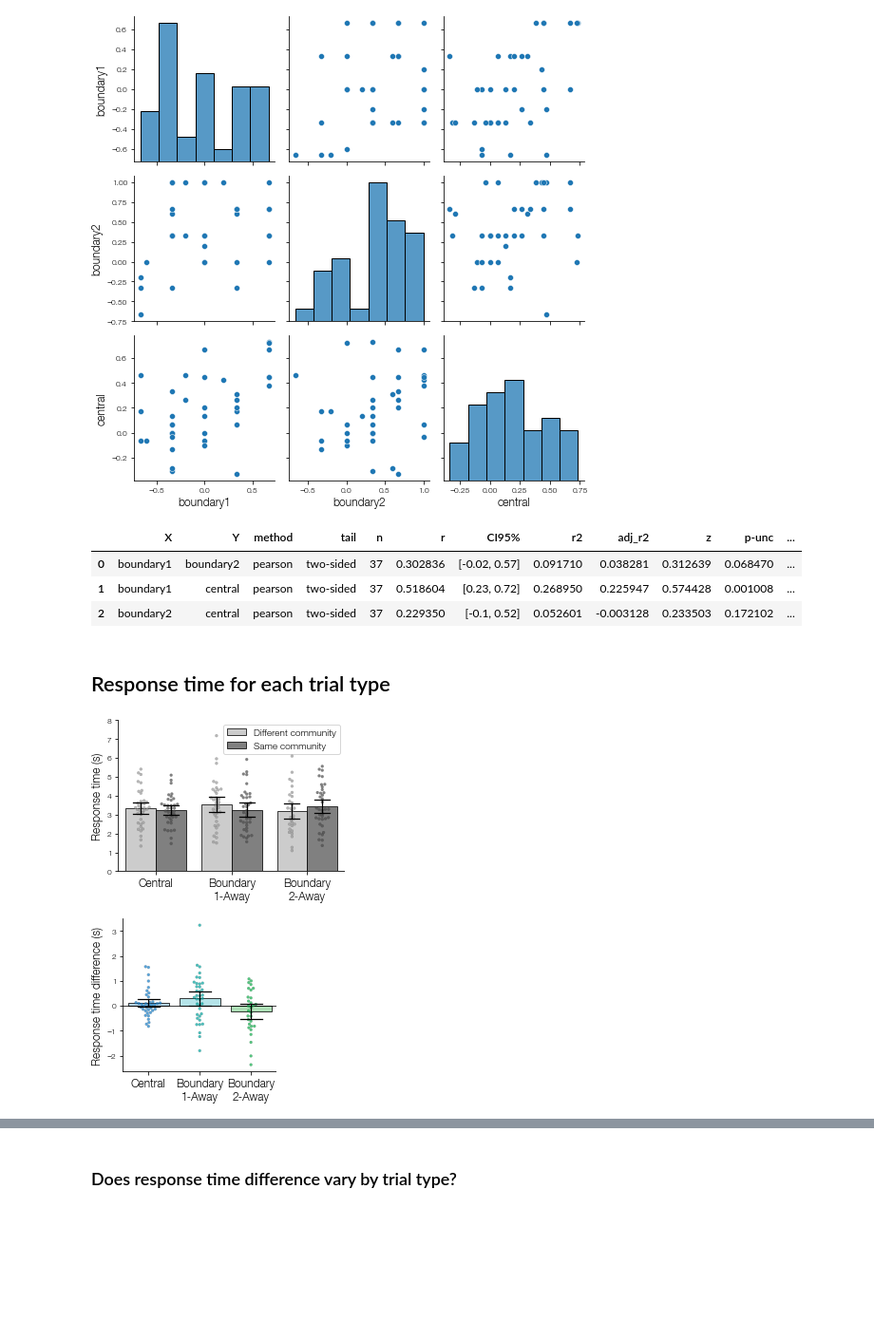
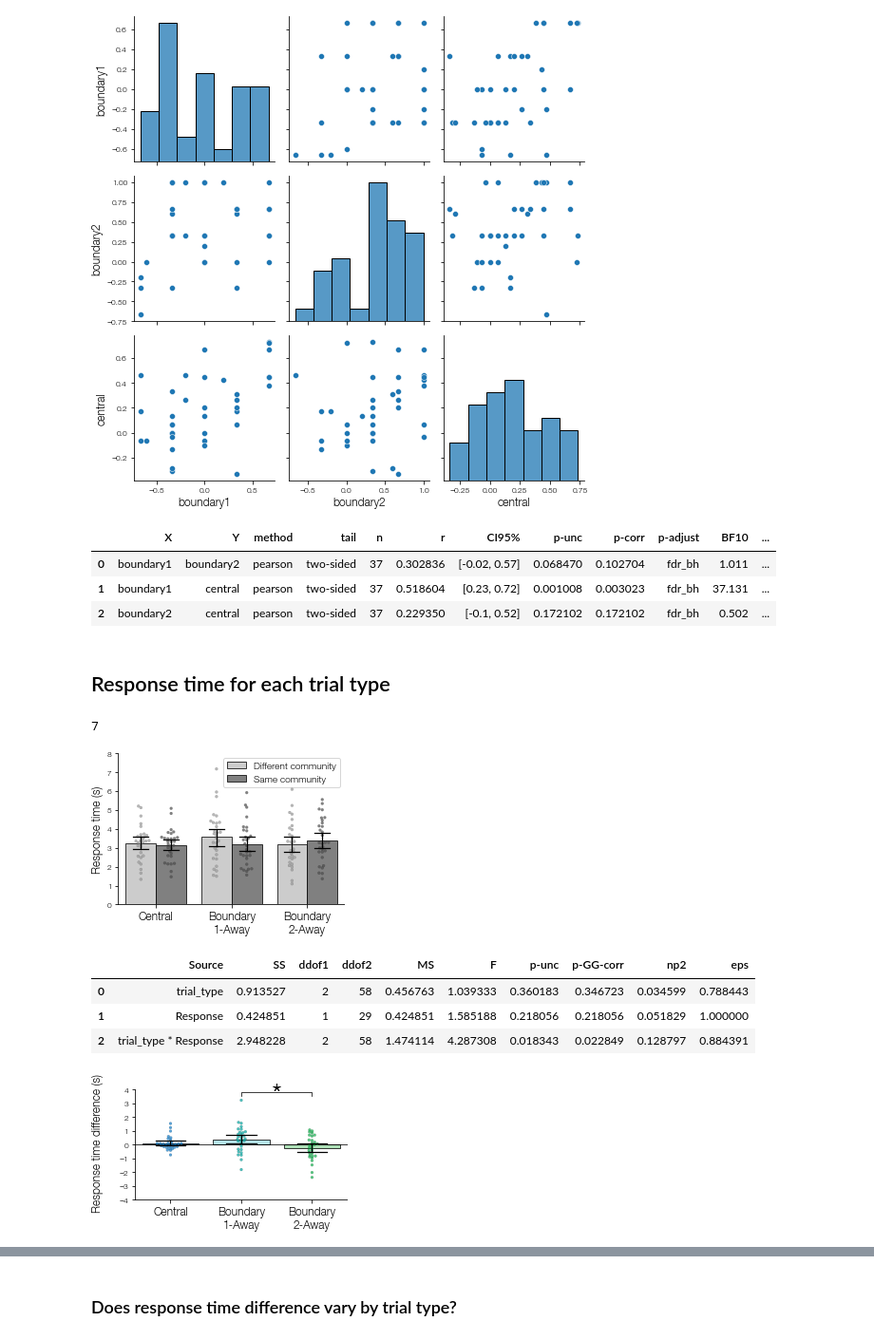
Before and after one commit to prestonlab/tesser, a Jupyter notebook: jupyter/plot_induct.ipynb, the cells around one changed output, grey strips where cells are left out. Shown at 95% size. Saved outputs shown, nothing was run; the diff lists cells and outputs as text; code cells hidden in the pictures; blank space fills up the shorter version.

Commit message:
feat: additional analysis of induction response time

```diff
--- a/jupyter/plot_induct.ipynb
+++ b/jupyter/plot_induct.ipynb
@@ -101,16 +102,27 @@ sns.pairplot(mat);
 # %% [output]
 [figure]
 # %%
-pg.pairwise_corr(mat)
+pg.pairwise_corr(mat, padjust='fdr_bh')
 # %% [output]
-|  | X | Y | method | tail | n | r | CI95% | r2 | adj_r2 | z | p-unc | ... |
-| 0 | boundary1 | boundary2 | pearson | two-sided | 37 | 0.302836 | [-0.02, 0.57] | 0.091710 | 0.038281 | 0.312639 | 0.068470 | ... |
-| 1 | boundary1 | central | pearson | two-sided | 37 | 0.518604 | [0.23, 0.72] | 0.268950 | 0.225947 | 0.574428 | 0.001008 | ... |
-| 2 | boundary2 | central | pearson | two-sided | 37 | 0.229350 | [-0.1, 0.52] | 0.052601 | -0.003128 | 0.233503 | 0.172102 | ... |
+|  | X | Y | method | tail | n | r | CI95% | p-unc | p-corr | p-adjust | BF10 | ... |
+| 0 | boundary1 | boundary2 | pearson | two-sided | 37 | 0.302836 | [-0.02, 0.57] | 0.068470 | 0.102704 | fdr_bh | 1.011 | ... |
+| 1 | boundary1 | central | pearson | two-sided | 37 | 0.518604 | [0.23, 0.72] | 0.001008 | 0.003023 | fdr_bh | 37.131 | ... |
+| 2 | boundary2 | central | pearson | two-sided | 37 | 0.229350 | [-0.1, 0.52] | 0.172102 | 0.172102 | fdr_bh | 0.502 | ... |
 # %% [markdown]
 ## Response time for each trial type
+# %%
+exclude = (
+    induct.groupby(['correct', 'trial_type', 'subject'])['response_time']
+    .count()
+    .unstack(['correct', 'trial_type']) == 0
+).any(1)
+exclude_subjects = exclude.index[exclude.to_numpy()].to_numpy()
+induct_include = induct.loc[~induct['subject'].isin(exclude_subjects)]
+exclude.sum()
+# %% [output]
+7
 # %%
-rt = induct.groupby(['trial_type', 'correct', 'subject'])['response_time'].mean()
+rt = induct_include.groupby(['trial_type', 'correct', 'subject'])['response_time'].mean()
 rt = rt.reset_index()
 dark = [(.6, .6, .6), (.3, .3, .3)]
 light = [(.8, .8, .8), (.5, .5, .5)]
@@ -134,25 +146,44 @@ ax.set(
 );
 fig.savefig(os.path.join(fig_dir, 'temporal_bias_rt.pdf'))
 # %% [output]
-[figure, old version]
+[figure, new version]
+# %%
+pg.rm_anova(
+    data=rt,
+    dv='response_time',
+    subject='subject',
+    within=['trial_type', 'Response']
+)
+# %% [output]
+|  | Source | SS | ddof1 | ddof2 | MS | F | p-unc | p-GG-corr | np2 | eps |
+| 0 | trial_type | 0.913527 | 2 | 58 | 0.456763 | 1.039333 | 0.360183 | 0.346723 | 0.034599 | 0.788443 |
+| 1 | Response | 0.424851 | 1 | 29 | 0.424851 | 1.585188 | 0.218056 | 0.218056 | 0.051829 | 1.000000 |
+| 2 | trial_type * Response | 2.948228 | 2 | 58 | 1.474114 | 4.287308 | 0.018343 | 0.022849 | 0.128797 | 0.884391 |
 # %%
-mrt = induct.groupby(['correct', 'trial_type', 'subject'])['response_time'].mean()
+mrt = induct_include.groupby(['correct', 'trial_type', 'subject'])['response_time'].mean()
 diff = (mrt.loc[0] - mrt.loc[1]).reset_index()
 
-fig, ax = plt.subplots(figsize=(3, 3))
+fig, ax = plt.subplots(figsize=(4.75 * .85, 3 * .85))
 statplot.plot_swarm_bar(
     diff,
     x='trial_type',
     y='response_time',
     dark=colors['dark'],
     light=colors['light'],
     ax=ax,
 );
 ax.axline((0, 0), slope=0, color='k', linewidth=.75);
+x = sorted([p.get_x() + p.get_width() / 2 for p in ax.patches])
+y = diff.groupby('trial_type')['response_time'].max().to_list()
+offset = 0.05 * np.diff(ax.get_ylim())
+ax.set(ylim=(-4, 4.5), yticks=np.arange(-4, 4.25, 1))
+ax.spines['left'].set_bounds(-4, 4)
+statplot.plot_sig([x[1], x[2]], [y[1], y[2]], offset, ax=ax)
+ax.yaxis.set_label_coords(-.15, .49)
 ax.set(
     ylabel='Response time difference (s)',
-    xticklabels=['Central', 'Boundary\n1-Away', 'Boundary\n2-Away']
+    xticklabels=['Central', 'Boundary\n1-Away', 'Boundary\n2-Away'],
 );
 fig.savefig(os.path.join(fig_dir, 'temporal_bias_rt_diff.pdf'))
 # %% [output]
-[figure, old version]
+[figure, new version]
```
Also changed, not shown: parts of 8 cells of this notebook.
